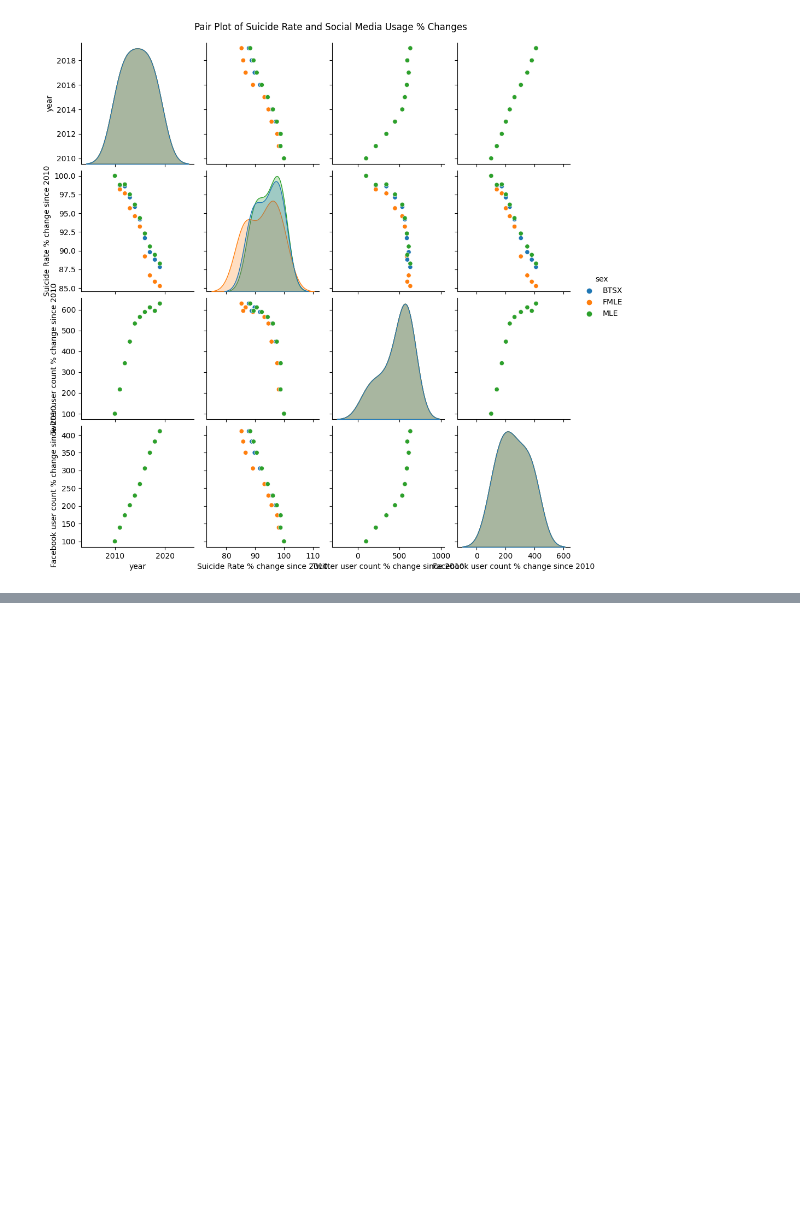
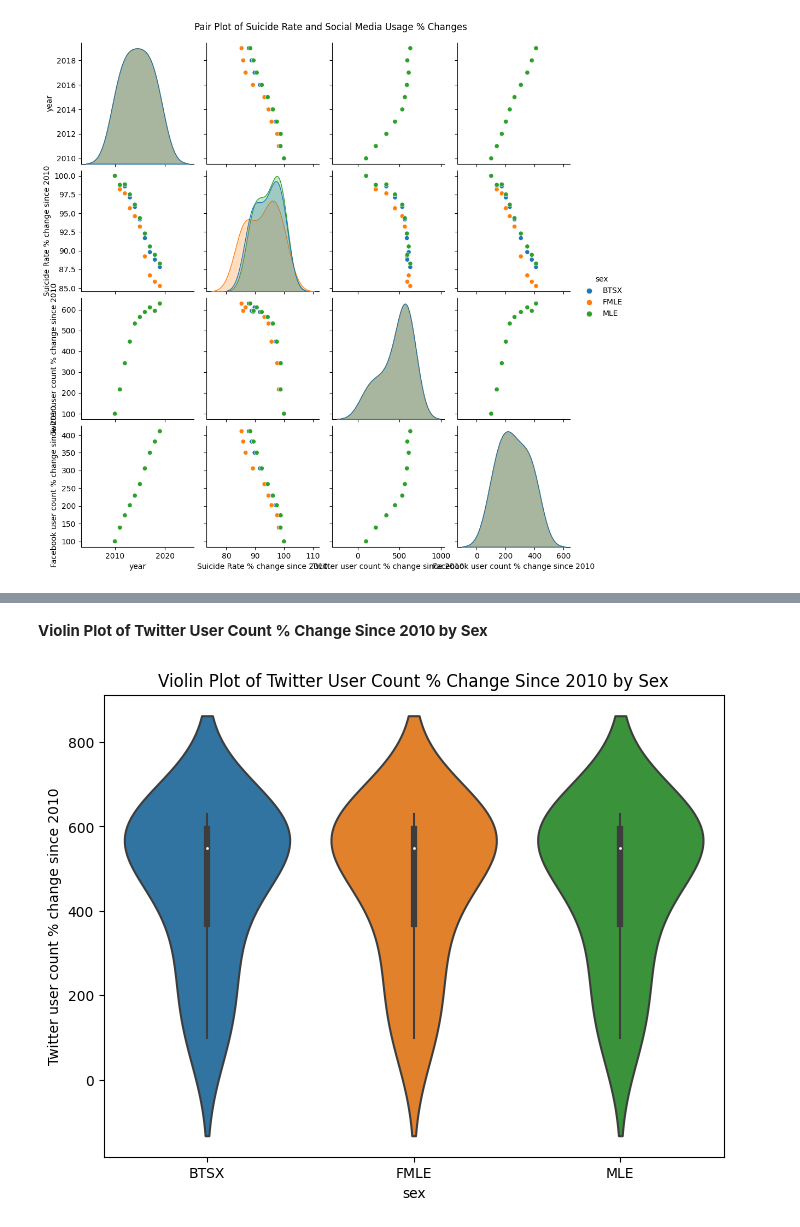
Before and after one commit to kumawatmanish05/Social-Media-Impact-On-Suicide-rates, a Jupyter notebook: social-media-s-impact-on-suicide-rates.ipynb, the cells around one changed output, grey strips where cells are left out. Cells and saved outputs as stored; diff of their text form; code cells hidden in the pictures; blank space fills up the shorter version.

```diff
--- a/social-media-s-impact-on-suicide-rates.ipynb
+++ b/social-media-s-impact-on-suicide-rates.ipynb
@@ -184,0 +194,9 @@ plt.show()
+# %% [markdown]
+**Violin Plot of Twitter User Count % Change Since 2010 by Sex**
+# %%
+plt.figure(figsize=(8, 6))
+sns.violinplot(data=df, x='sex', y='Twitter user count % change since 2010')
+plt.title('Violin Plot of Twitter User Count % Change Since 2010 by Sex')
+plt.show()
+# %% [output]
+[figure, added]
```
Also changed, not shown: parts of 4 cells of this notebook.
